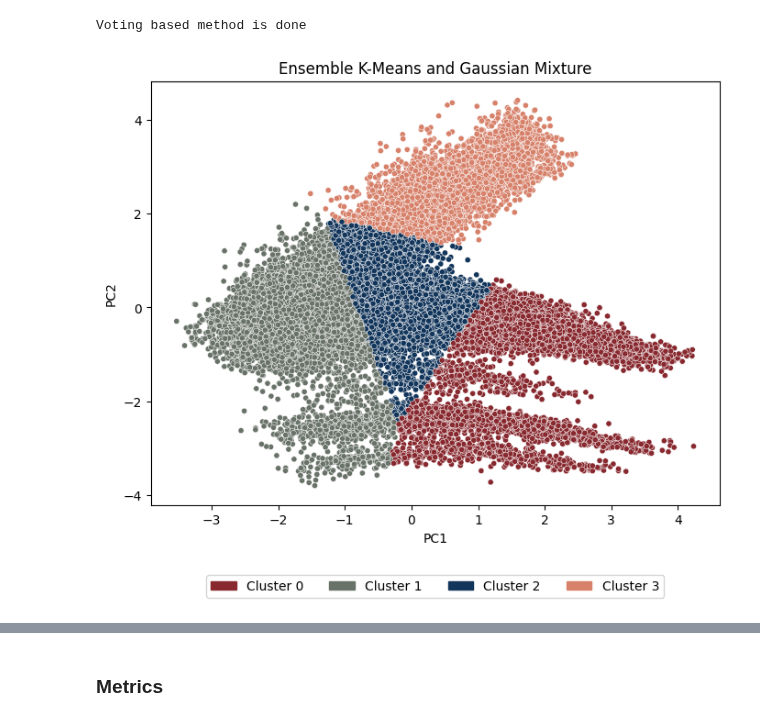
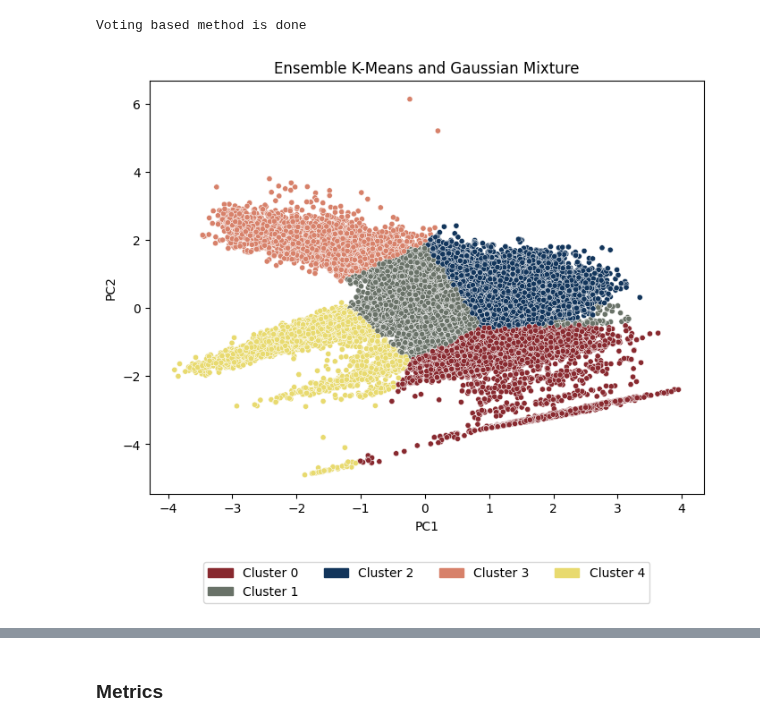
Before and after one commit to sarabreu/thesis_dev, a Jupyter notebook: 4_ensemble_models/raw_solar.ipynb, the cells around one changed output, grey strips where cells are left out. Saved outputs shown, nothing was run; the diff lists cells and outputs as text; code cells hidden in the pictures.

```diff
--- a/4_ensemble_models/raw_solar.ipynb
+++ b/4_ensemble_models/raw_solar.ipynb
@@ -44,6 +37,19 @@ Initialization converged: True
+# %%
+# Gaussian Mixture:
+ward = AgglomerativeClustering(linkage='ward', distance_threshold=0.01, n_clusters=None)
+ward.fit(np.array(df))
+
+# Cut dendrogram to obtain labels
+num_clusters = 4  # Adjust as needed
+
+# Convert the children_ attribute to a scipy hierarchical tree
+linkage_matrix = np.column_stack([ward.children_, ward.distances_,
+                                  np.ones_like(ward.distances_)])
+# Cut the tree to obtain labels
+ward_labels = fcluster(linkage_matrix, num_clusters, criterion='maxclust')
 # %%
-with open('results/raw_solar/gmm.pickle', 'wb') as f:
-    pickle.dump(gmm, f)
+with open('results/raw_solar/ward.pickle', 'wb') as f:
+    pickle.dump(ward, f)
 
 with open('results/raw_solar/kmeans.pickle', 'wb') as f:
     pickle.dump(kmeans, f)
@@ -51,25 +57,25 @@ with open('results/raw_solar/kmeans.pickle', 'wb') as f:
 Using Major Voting as Ensemble Technique
 # %%
 # Voting based on cluster assignments
-num_clusters = max(len(set(kmeans_labels)), len(set(gmm_labels)))
-voting_labels_kmeans_gmm = np.zeros(len(df), dtype=int)
+num_clusters = max(len(set(kmeans_labels)), len(set(ward_labels)))
+voting_labels_kmeans_ward = np.zeros(len(df), dtype=int)
 
 for i in range(len(df)):
     kmeans_cluster = kmeans_labels[i]
-    gmm_cluster = gmm_labels[i]
+    ward_cluster = ward_labels[i]
 
     # Create a voting array
     votes = np.zeros(num_clusters, dtype=int)
     votes[kmeans_cluster] += 1
-    votes[gmm_cluster] += 1
+    votes[ward_cluster] += 1
 
     # Assign the data point to the cluster with the most votes
-    voting_labels_kmeans_gmm[i] = np.argmax(votes)
+    voting_labels_kmeans_ward[i] = np.argmax(votes)
 
 print('Voting based method is done')
 # %% [output]
 Voting based method is done
 # %%
-df['cluster_label'] = voting_labels_kmeans_gmm
+df['cluster_label'] = voting_labels_kmeans_ward
 df['asset_id'] = subset_df['asset_id']
 # %%
@@ -77,19 +83,19 @@ df.to_csv('results/raw_solar/gmm_kmeans.csv', index = False)
 # %%
 n_clusters = len(df['cluster_label'].unique())
 pallete = sns.color_palette(my_colors, n_clusters)
 
 # Plot the representative points on a scatter plot using PCA results
 plt.figure(figsize=(8, 6))
 sns.scatterplot(data=df, x='PC1', y='PC2', hue='cluster_label', palette=pallete, s=20)
 plt.title('Ensemble K-Means and Gaussian Mixture')
 plt.xlabel('PC1')
 plt.ylabel('PC2')
 legend_handles = [mpatches.Circle((0, 0), radius=1, color=color) for color in my_colors]
-plt.legend(handles=legend_handles, labels=[f'Cluster {cluster_label}' for cluster_label in np.unique(voting_labels_kmeans_gmm)],
+plt.legend(handles=legend_handles, labels=[f'Cluster {cluster_label}' for cluster_label in np.unique(voting_labels_kmeans_ward)],
            loc='upper center', bbox_to_anchor=(0.5, -0.15), ncol=4)
 plt.show()
 # %% [output]
-[figure, old version]
+[figure, new version]
 # %%
 most_frequent_clusters = df.groupby('asset_id')['cluster_label'].agg(lambda x: np.bincount(x).argmax())
 
```
Also changed, not shown: parts of 45 cells of this notebook, 8 other files.
